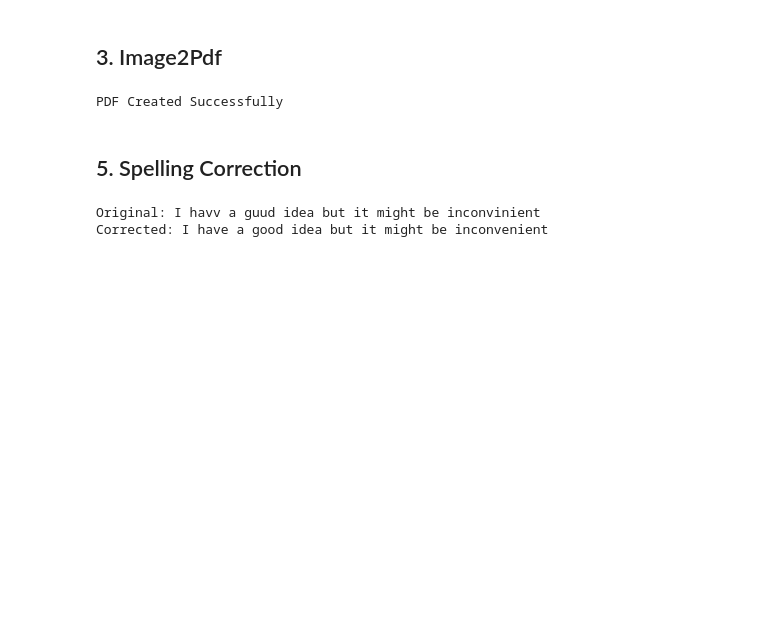
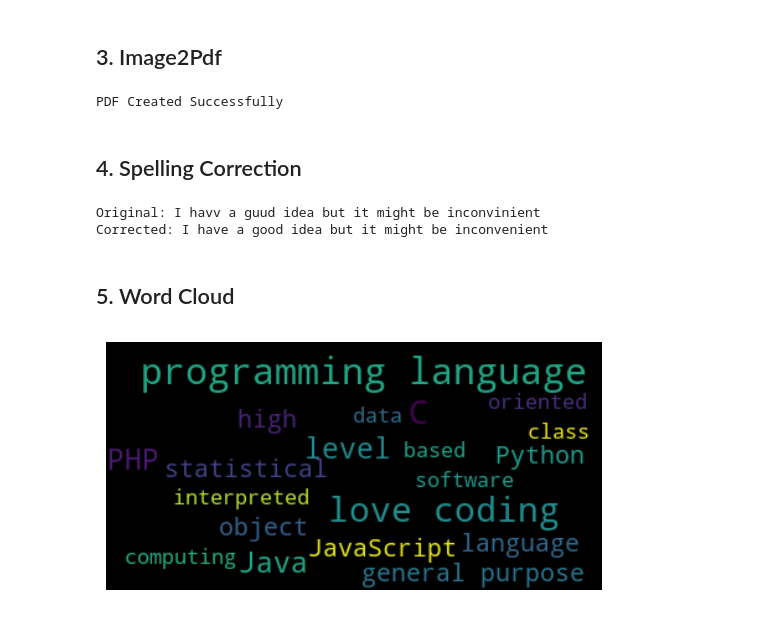
Before and after one commit to Oz174/SelfStudyPython, a Jupyter notebook: DaybyDay/69- Plotly Diagrams.ipynb, the cells around one changed output. Drawn from its saved outputs; the diff is of its cells as text; code cells hidden in the pictures; blank space fills up the shorter version.

Commit message:
extra additions

```diff
--- a/DaybyDay/69- Plotly Diagrams.ipynb
+++ b/DaybyDay/69- Plotly Diagrams.ipynb
@@ -90,7 +92,7 @@ print('PDF Created Successfully')
 # %% [output]
 PDF Created Successfully
 # %% [markdown]
-## 5. Spelling Correction
+## 4. Spelling Correction
 # %%
 blob = TextBlob("I havv a guud idea but it might be inconvinient")
 corrected = blob.correct()
@@ -100,3 +102,21 @@ print(f"Corrected: {corrected}")
 # %% [output]
 Original: I havv a guud idea but it might be inconvinient
 Corrected: I have a good idea but it might be inconvenient
+# %% [markdown]
+## 5. Word Cloud
+# %%
+text_corpus = ["I love coding with python. Python is a high-level, interpreted programming language. It is known for its readability and its flexibility. I love using Python for my projects.",
+"I love coding with R. R is a programming language and free software environment for statistical computing and graphics supported by the R Foundation for Statistical Computing. The R language is widely used among statisticians and data miners for developing statistical software and data analysis.",
+"I love coding with Java. Java is a high-level, class-based, object-oriented programming language that is designed to have as few implementation dependencies as possible. It is a general-purpose programming language intended to let application developers write once, run anywhere (WORA), meaning that compiled Java code can run on all platforms that support Java without the need for recompilation.",
+"I love coding with C++. C++ is a general-purpose programming language created by Bjarne Stroustrup as an extension of the C programming language, or 'C with Classes'. The language has expanded significantly over time, and modern C++ now has object-oriented, generic, and functional features in addition to facilities for low-level memory manipulation.",
+"I love coding with JavaScript. JavaScript is a high-level, interpreted programming language that conforms to the ECMAScript specification. JavaScript has curly-bracket syntax, dynamic typing, prototype-based object-orientation, and first-class functions.",
+"I love coding with PHP. PHP is a general-purpose scripting language especially suited to web development. It was originally created by Danish-Canadian programmer Rasmus Lerdorf in 1994. The PHP reference implementation is now produced by The PHP Group.",
+]
+# convert list to string and generate wordcloud
+text_corpus = ' '.join(text_corpus)
+wordcloud = WordCloud(max_words=20).generate(text_corpus)
+plt.imshow(wordcloud, interpolation='bilinear')
+plt.axis('off')
+plt.show()
+# %% [output]
+[figure, added]
```
Also changed, not shown: parts of 1 cell of this notebook.
